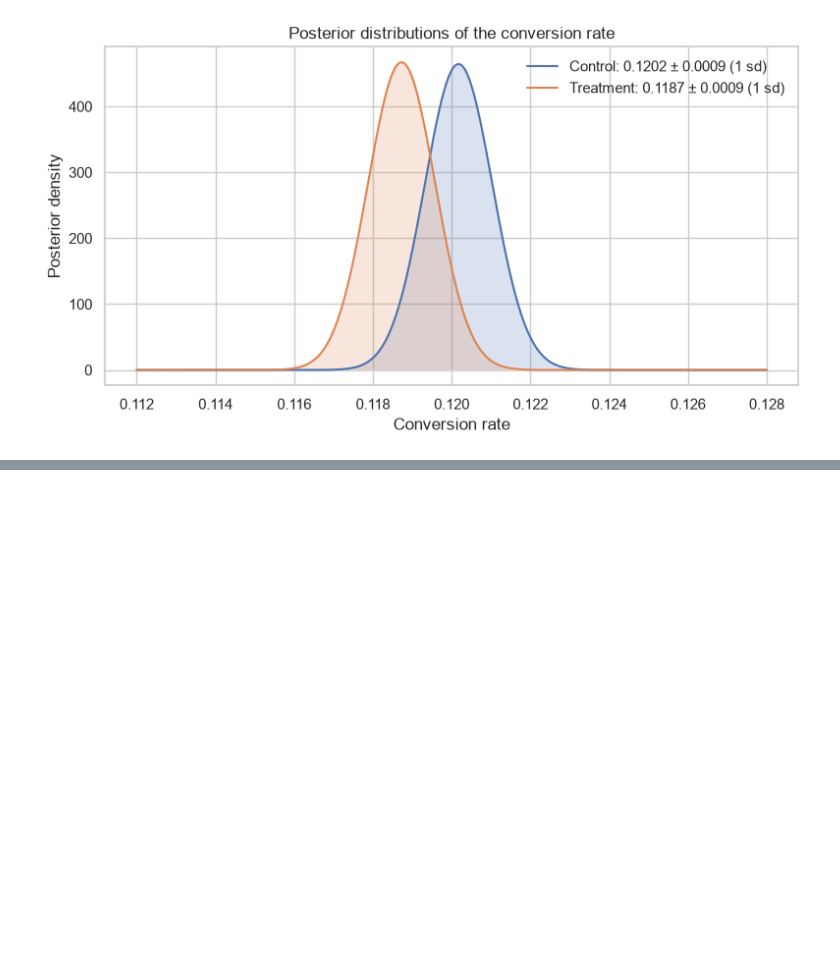
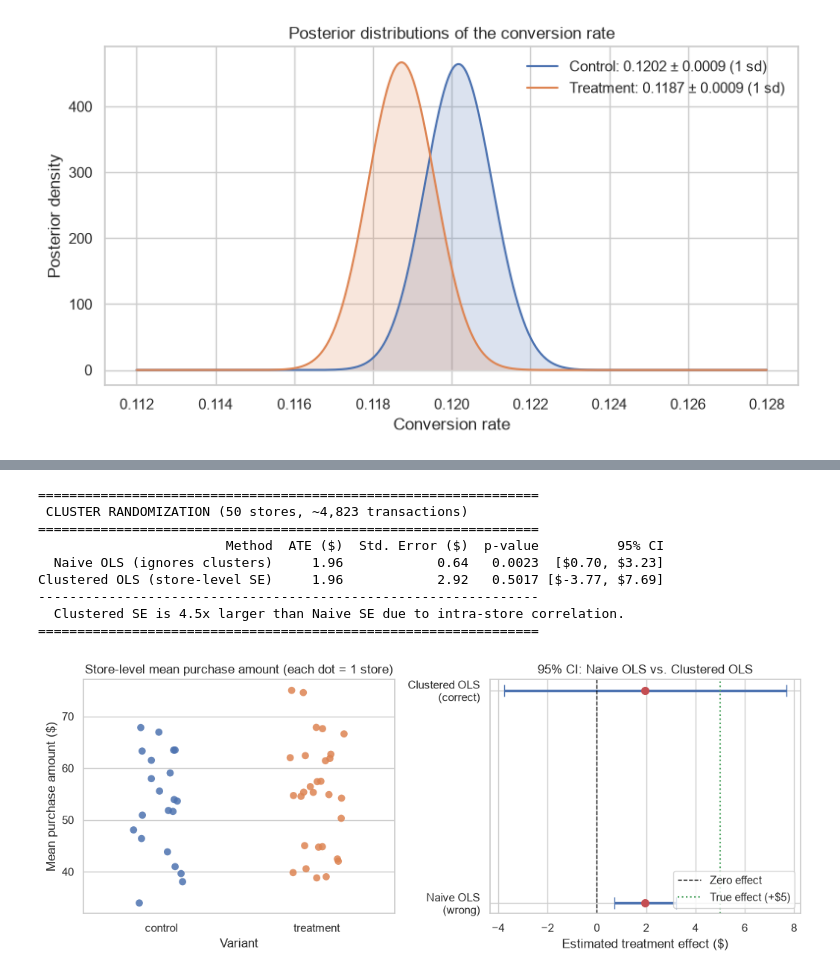
Before and after one commit to matheusbuniotto/ab-test-analytics, a Jupyter notebook: analysis.ipynb, the cells around one changed output, grey strips where cells are left out. Cells and saved outputs as stored; diff of their text form; code cells hidden in the pictures; blank space fills up the shorter version.

Commit message:
Add tea-tasting cross-check/MDE and cluster-experiments (clustered OLS & synthetic control)

```diff
--- a/analysis.ipynb
+++ b/analysis.ipynb
@@ -176,0 +199,13 @@ All three approaches agree:
+# %%
+cluster_comp = run_cluster_randomization_example()
+# %% [output]
+================================================================
+ CLUSTER RANDOMIZATION (50 stores, ~4,823 transactions)
+================================================================
+                        Method  ATE ($)  Std. Error ($)  p-value          95% CI
+  Naive OLS (ignores clusters)     1.96            0.64   0.0023  [$0.70, $3.23]
+Clustered OLS (store-level SE)     1.96            2.92   0.5017 [$-3.77, $7.69]
+----------------------------------------------------------------
+  Clustered SE is 4.5x larger than Naive SE due to intra-store correlation.
+================================================================
+[figure, added]
```
Also changed, not shown: parts of 9 cells of this notebook, 5 other files.
